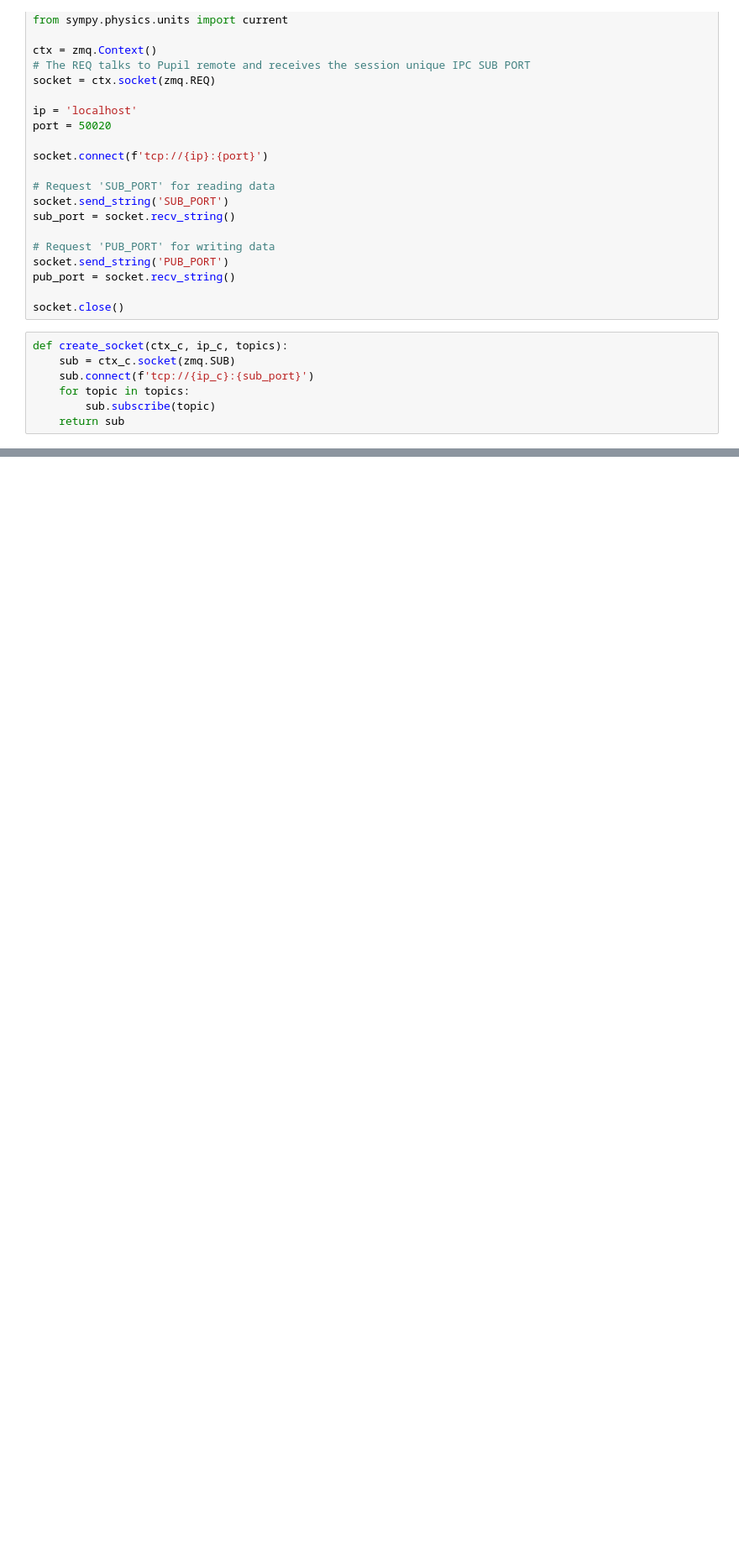
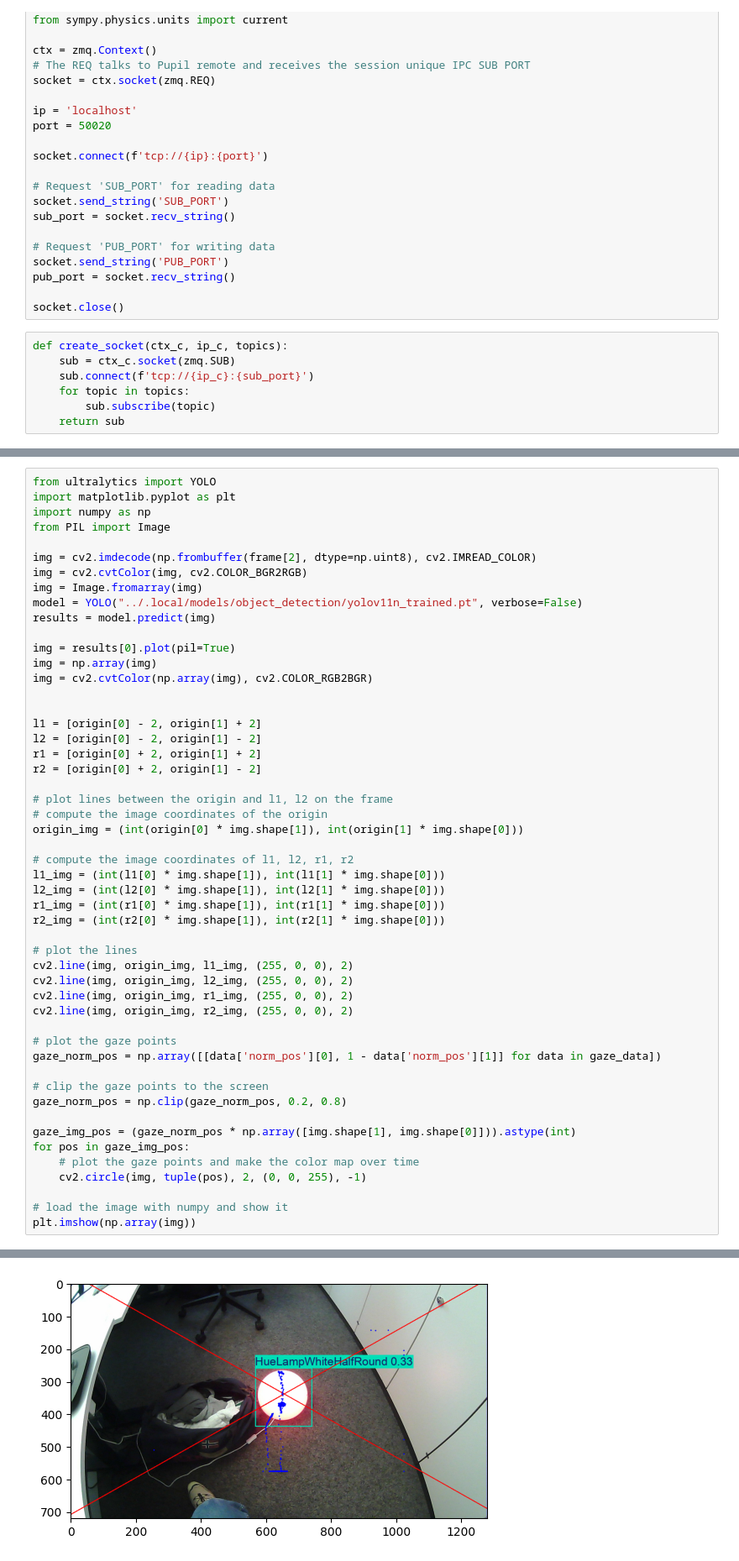
Before and after one commit to Tobivanceobi/IMP_Magical_Gaze-based_Device_Control, a Jupyter notebook: Data_Analysis/Gaze_Plotting.ipynb, the cells around one changed output, grey strips where cells are left out. Shown: that part at 84% size. Drawn from its saved outputs; the diff is of its cells as text; blank space fills up the shorter version.

```diff
--- a/Data_Analysis/Gaze_Plotting.ipynb
+++ b/Data_Analysis/Gaze_Plotting.ipynb
@@ -64,0 +88,52 @@ pprint.pprint(gaze_data[2])
+# %%
+from ultralytics import YOLO
+import matplotlib.pyplot as plt
+import numpy as np
+from PIL import Image
+
+img = cv2.imdecode(np.frombuffer(frame[2], dtype=np.uint8), cv2.IMREAD_COLOR)
+img = cv2.cvtColor(img, cv2.COLOR_BGR2RGB)
+img = Image.fromarray(img)
+model = YOLO("../.local/models/object_detection/yolov11n_trained.pt", verbose=False)
+results = model.predict(img)
+
+img = results[0].plot(pil=True)
+img = np.array(img)
+img = cv2.cvtColor(np.array(img), cv2.COLOR_RGB2BGR)
+
+
+l1 = [origin[0] - 2, origin[1] + 2]
+l2 = [origin[0] - 2, origin[1] - 2]
+r1 = [origin[0] + 2, origin[1] + 2]
+r2 = [origin[0] + 2, origin[1] - 2]
+
+# plot lines between the origin and l1, l2 on the frame
+# compute the image coordinates of the origin
+origin_img = (int(origin[0] * img.shape[1]), int(origin[1] * img.shape[0]))
+
+# compute the image coordinates of l1, l2, r1, r2
+l1_img = (int(l1[0] * img.shape[1]), int(l1[1] * img.shape[0]))
+l2_img = (int(l2[0] * img.shape[1]), int(l2[1] * img.shape[0]))
+r1_img = (int(r1[0] * img.shape[1]), int(r1[1] * img.shape[0]))
+r2_img = (int(r2[0] * img.shape[1]), int(r2[1] * img.shape[0]))
+
+# plot the lines
+cv2.line(img, origin_img, l1_img, (255, 0, 0), 2)
+cv2.line(img, origin_img, l2_img, (255, 0, 0), 2)
+cv2.line(img, origin_img, r1_img, (255, 0, 0), 2)
+cv2.line(img, origin_img, r2_img, (255, 0, 0), 2)
+
+# plot the gaze points
+gaze_norm_pos = np.array([[data['norm_pos'][0], 1 - data['norm_pos'][1]] for data in gaze_data])
+
+# clip the gaze points to the screen
+gaze_norm_pos = np.clip(gaze_norm_pos, 0.2, 0.8)
+
+gaze_img_pos = (gaze_norm_pos * np.array([img.shape[1], img.shape[0]])).astype(int)
+for pos in gaze_img_pos:
+    # plot the gaze points and make the color map over time
+    cv2.circle(img, tuple(pos), 2, (0, 0, 255), -1)
+
+# load the image with numpy and show it
+plt.imshow(np.array(img))
+# %% [output]
@@ -65,3 +143,4 @@ pprint.pprint(gaze_data[2])
+[figure, added]
 # %%
 import matplotlib.pyplot as plt
 import numpy as np
```
Also changed, not shown: parts of 4 cells of this notebook, 3 other files.
